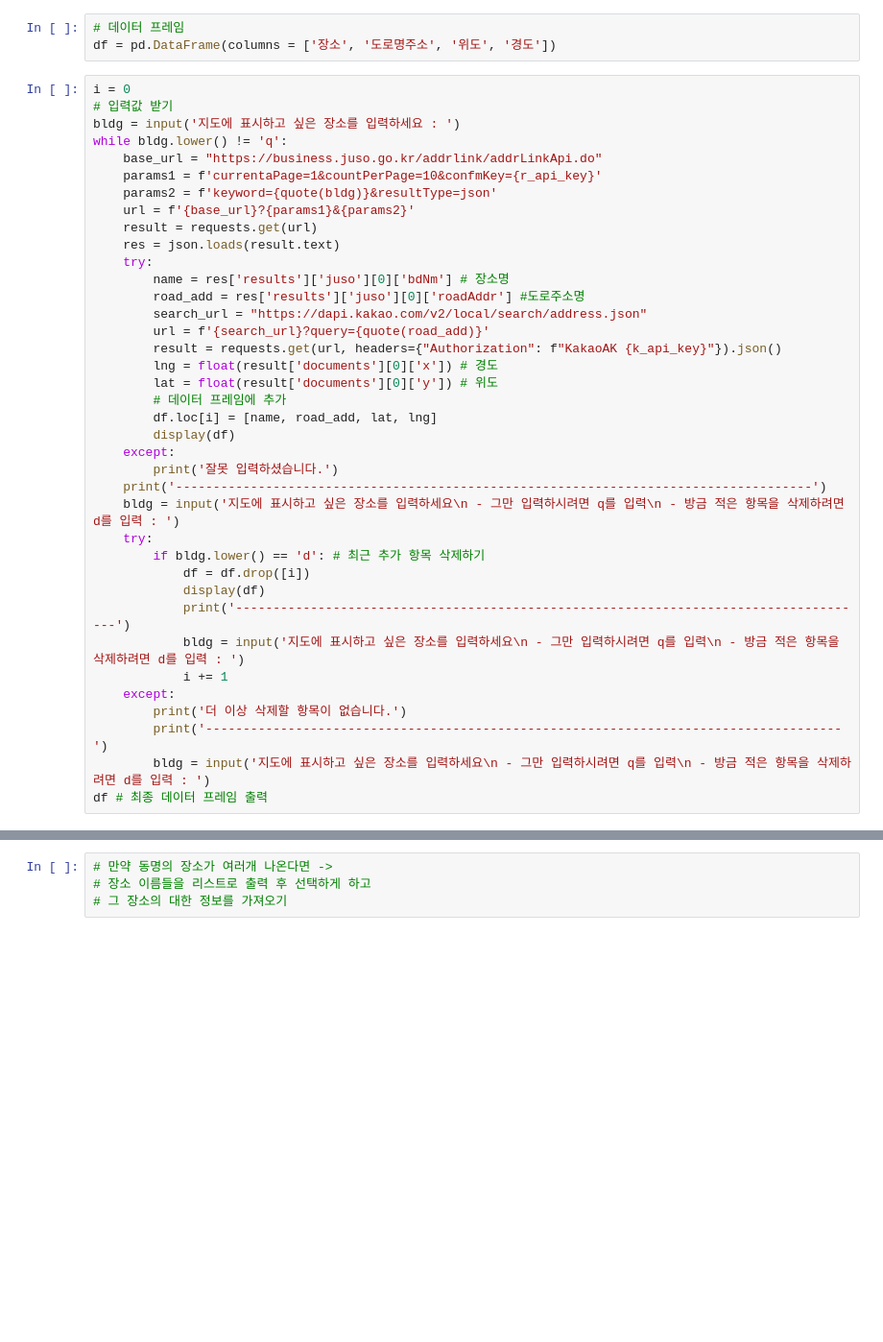
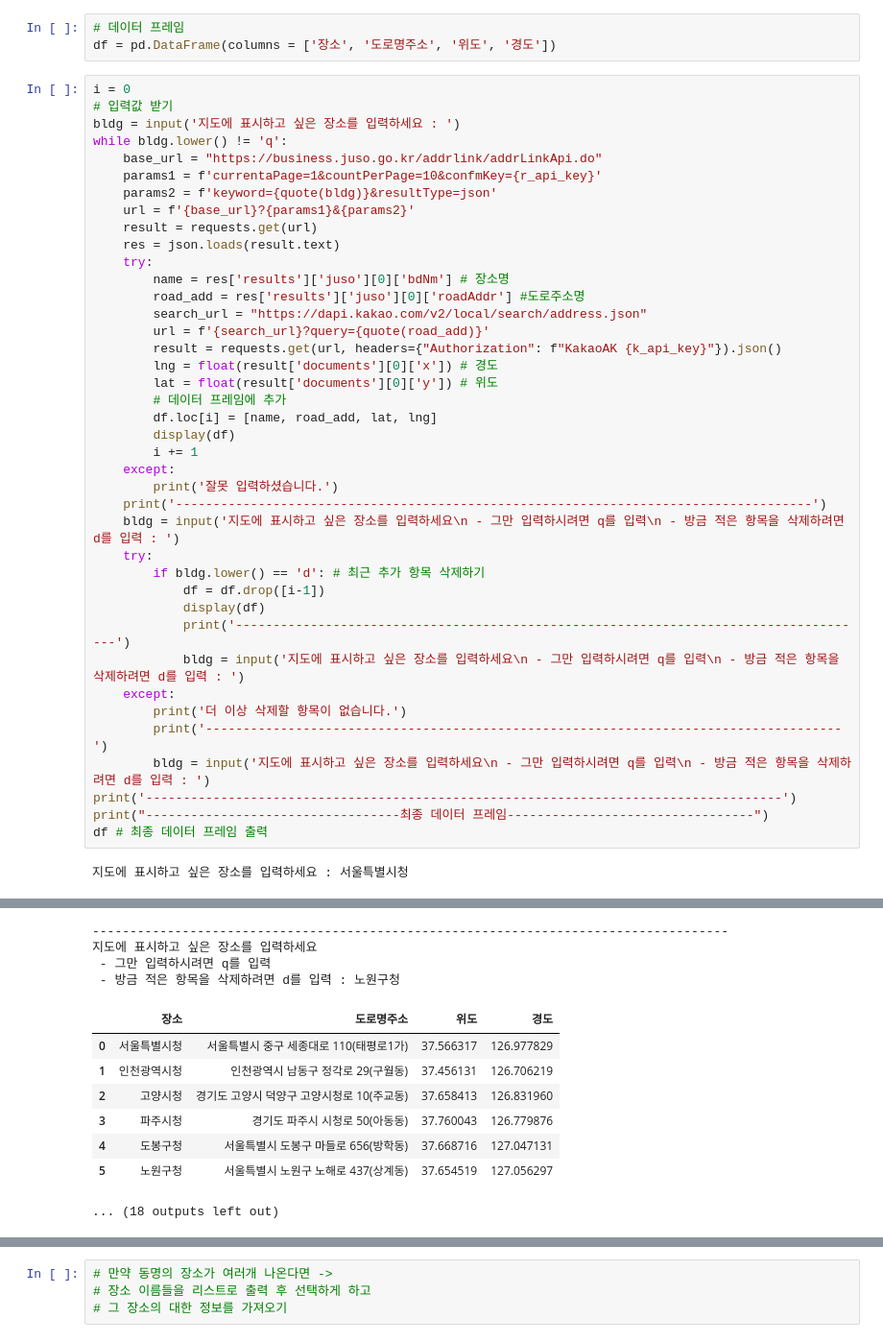
Before and after one commit to sangchun1/coding_practice, a Jupyter notebook: map_api.ipynb, the cells around one changed output, grey strips where cells are left out. Shown: that part at 96% size. Drawn from its saved outputs; the diff is of its cells as text; blank space fills up the shorter version.

```diff
--- a/map_api.ipynb
+++ b/map_api.ipynb
@@ -49,19 +49,23 @@ while bldg.lower() != 'q':
         # 데이터 프레임에 추가
         df.loc[i] = [name, road_add, lat, lng]
         display(df)
+        i += 1
     except:
         print('잘못 입력하셨습니다.')
     print('-------------------------------------------------------------------------------------')
     bldg = input('지도에 표시하고 싶은 장소를 입력하세요\n - 그만 입력하시려면 q를 입력\n - 방금 적은 항목을 삭제하려면 d를 입력 : ')
     try:
         if bldg.lower() == 'd': # 최근 추가 항목 삭제하기
-            df = df.drop([i])
+            df = df.drop([i-1])
             display(df)
             print('-------------------------------------------------------------------------------------')
             bldg = input('지도에 표시하고 싶은 장소를 입력하세요\n - 그만 입력하시려면 q를 입력\n - 방금 적은 항목을 삭제하려면 d를 입력 : ')
-            i += 1
     except:
         print('더 이상 삭제할 항목이 없습니다.')
         print('-------------------------------------------------------------------------------------')
         bldg = input('지도에 표시하고 싶은 장소를 입력하세요\n - 그만 입력하시려면 q를 입력\n - 방금 적은 항목을 삭제하려면 d를 입력 : ')
+print('-------------------------------------------------------------------------------------')
+print("----------------------------------최종 데이터 프레임---------------------------------")
 df # 최종 데이터 프레임 출력
+# %% [output]
+지도에 표시하고 싶은 장소를 입력하세요 : 서울특별시청
@@ -67,0 +113,12 @@ df # 최종 데이터 프레임 출력
+-------------------------------------------------------------------------------------
+지도에 표시하고 싶은 장소를 입력하세요
+ - 그만 입력하시려면 q를 입력
+ - 방금 적은 항목을 삭제하려면 d를 입력 : 노원구청
+|  | 장소 | 도로명주소 | 위도 | 경도 |
+| 0 | 서울특별시청 | 서울특별시 중구 세종대로 110(태평로1가) | 37.566317 | 126.977829 |
+| 1 | 인천광역시청 | 인천광역시 남동구 정각로 29(구월동) | 37.456131 | 126.706219 |
+| 2 | 고양시청 | 경기도 고양시 덕양구 고양시청로 10(주교동) | 37.658413 | 126.831960 |
+| 3 | 파주시청 | 경기도 파주시 시청로 50(아동동) | 37.760043 | 126.779876 |
+| 4 | 도봉구청 | 서울특별시 도봉구 마들로 656(방학동) | 37.668716 | 127.047131 |
+| 5 | 노원구청 | 서울특별시 노원구 노해로 437(상계동) | 37.654519 | 127.056297 |
+... (18 outputs left out)
```
Also changed, not shown: parts of 3 cells of this notebook, 1 other file.
